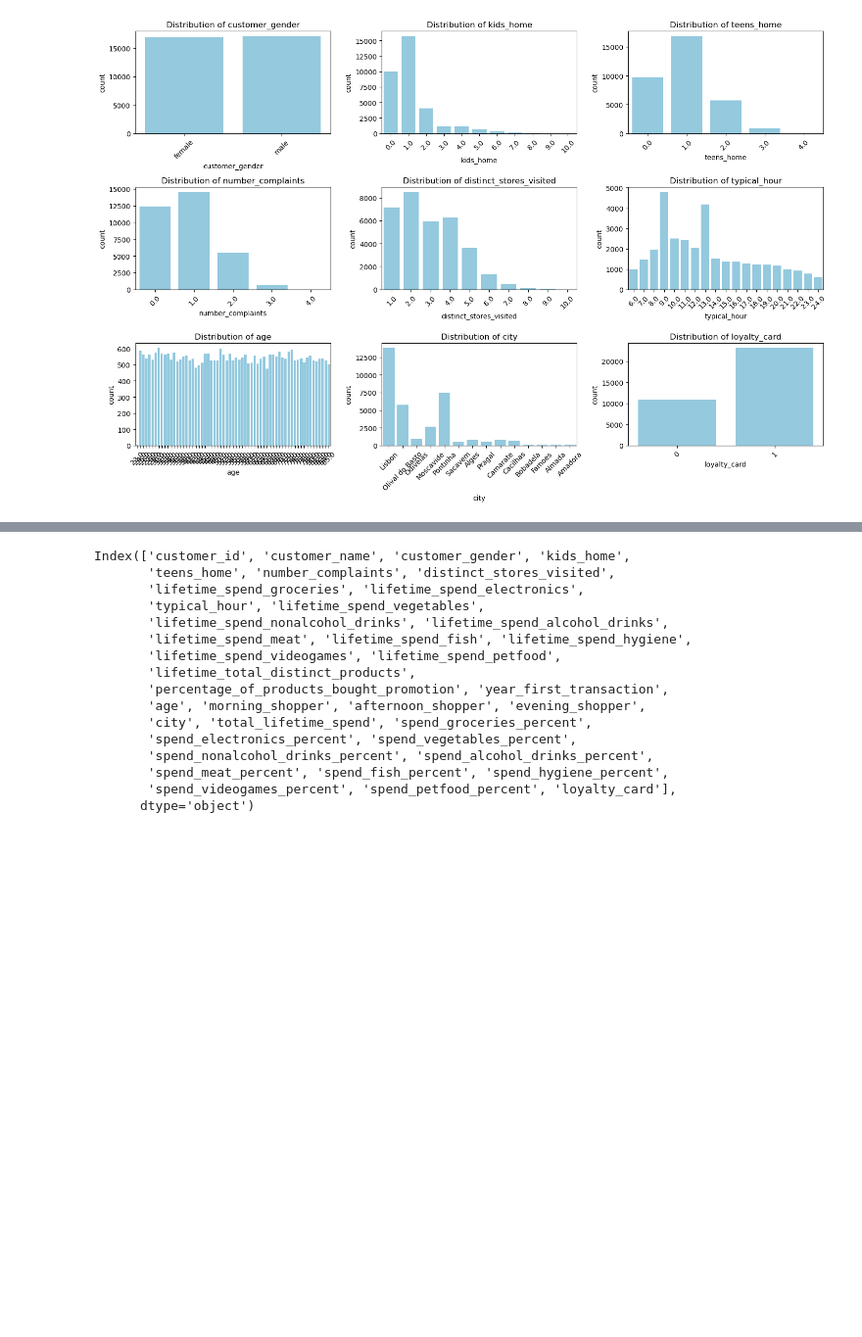
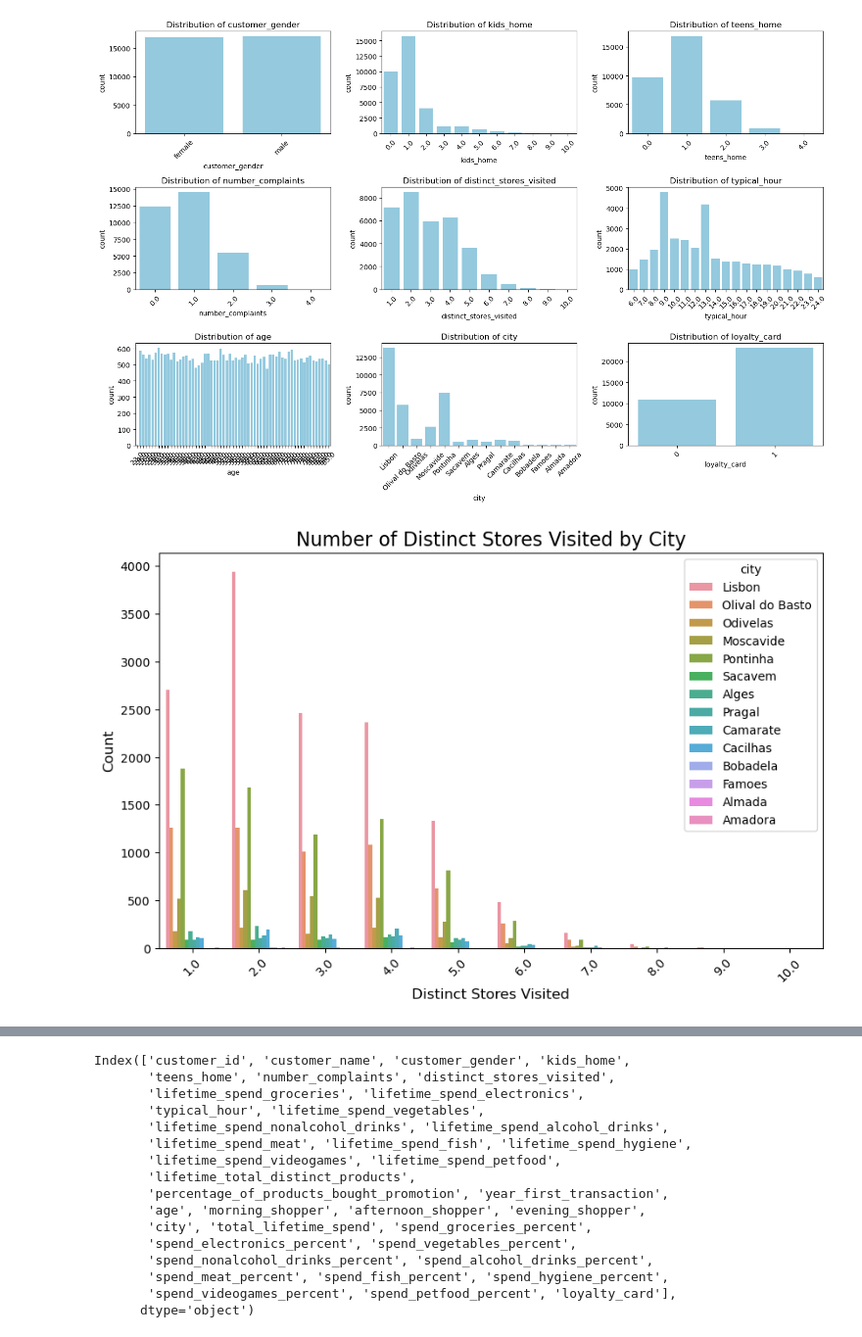
Before and after one commit to Yan-Sidoryk/Unsupervised-Customer-Segmentation, a Jupyter notebook: visualization.ipynb, the cells around one changed output, grey strips where cells are left out. Shown at 98% size. Cells and saved outputs as stored; diff of their text form; code cells hidden in the pictures; blank space fills up the shorter version.

```diff
--- a/visualization.ipynb
+++ b/visualization.ipynb
@@ -233,0 +238,19 @@ plt.show()
+# %%
+# Adjust the figure size
+plt.figure(figsize=(10, 6))
+
+# Create the count plot
+sns.countplot(data=info_df, x='distinct_stores_visited', hue='city')#, palette='viridis')
+
+# Add a title and labels
+plt.title('Number of Distinct Stores Visited by City', fontsize=16)
+plt.xlabel('Distinct Stores Visited', fontsize=12)
+plt.ylabel('Count', fontsize=12)
+
+# Rotate x-axis labels if needed
+plt.xticks(rotation=45)
+
+# Show the plot
+plt.show()
+# %% [output]
+[figure, added]
```
Also changed, not shown: parts of 7 cells of this notebook.
